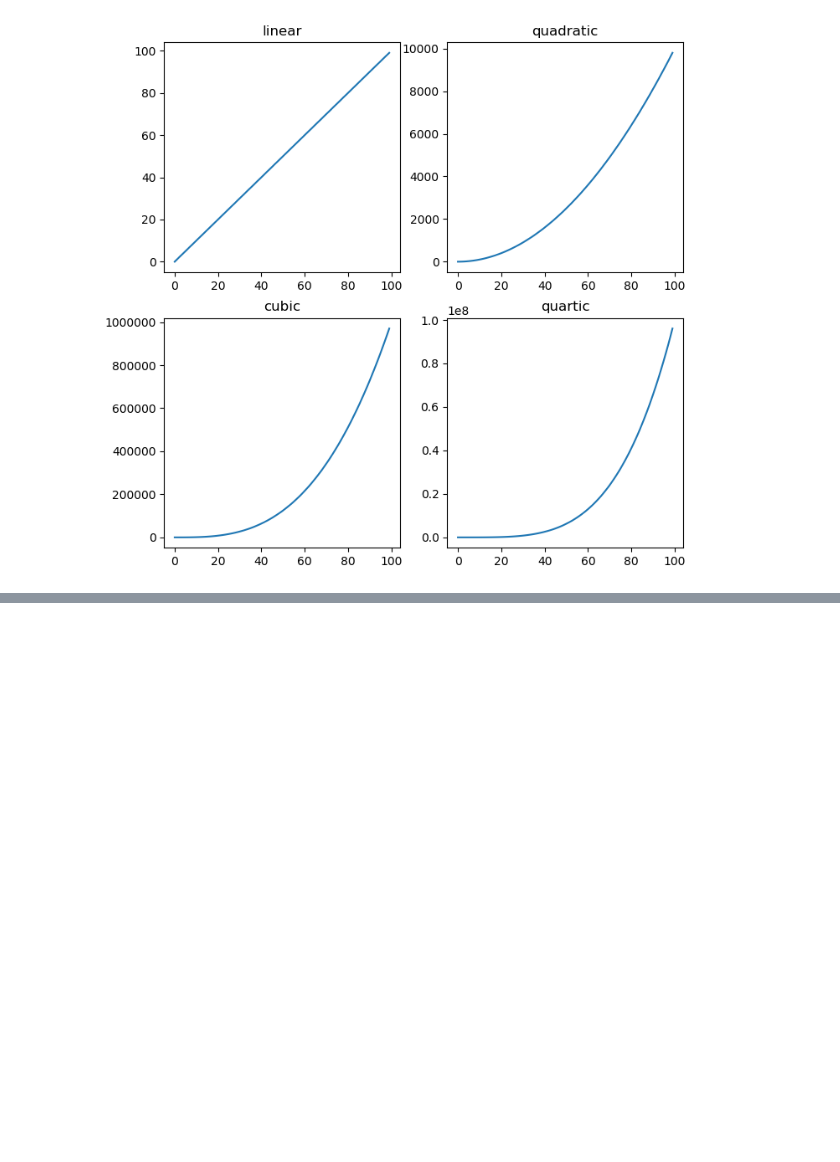
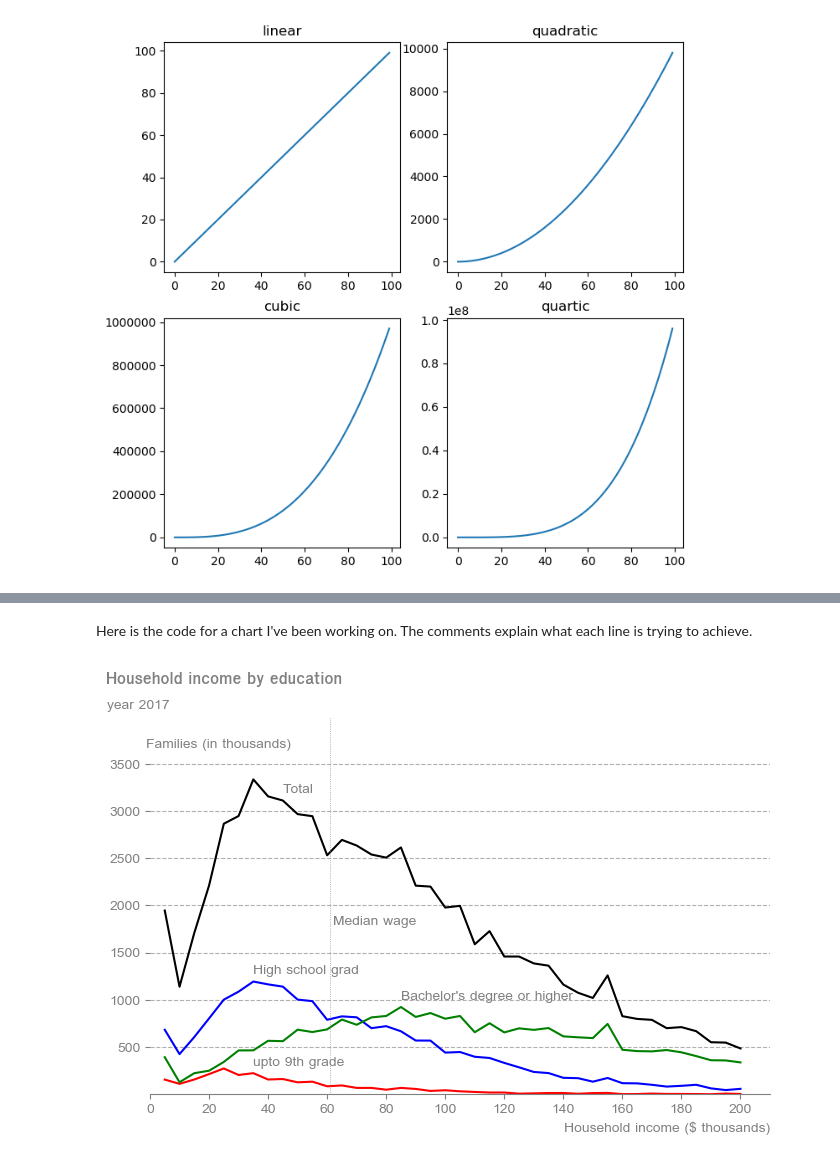
Before and after one commit to amangup/data-analysis-bootcamp, a Jupyter notebook: 10-Matplotlib1/matplotlib_1.ipynb, the cells around one changed output, grey strips where cells are left out. Cells and saved outputs as stored; diff of their text form; code cells hidden in the pictures; blank space fills up the shorter version.

```diff
--- a/10-Matplotlib1/matplotlib_1.ipynb
+++ b/10-Matplotlib1/matplotlib_1.ipynb
@@ -347,0 +360,3 @@ plt.show()
+# %%
+df = pd.read_csv('education_wage.csv')
+df.head(10)
@@ -347,0 +375,73 @@ plt.show()
+# %% [markdown]
+Here is the code for a chart I've been working on. The comments explain what each line is trying to achieve.
+# %%
+gray = (0.5, 0.5, 0.5)
+
+plt.figure(figsize=(8,5), dpi=100)
+
+# The x-axis is the income range
+x = (df.iloc[1:-1]['Income'].astype(int) / 1000).astype(int)
+
+# On the y-axis are the series for different education levels
+# We don't need to show all series. We can choose the ones which explain the pattern just enough.
+y1 = df.iloc[1:-1]['Total']
+plt.plot(x, y1, 'k-')
+
+y2 = df.iloc[1:-1]['9th grade']
+plt.plot(x, y2, 'r-')
+
+y3 = df.iloc[1:-1]['High school graduate']
+plt.plot(x, y3, 'b-')
+
+y4 = df.iloc[1:-1]["Bachelor's degree or more"]
+plt.plot(x, y4, 'g-')
+
+# plt.gca() stands for 'get current axes'. This gives us the current axes object
+# annotate() method is being used to label each of the series.
+# This is preferred over a legend in most cases
+plt.gca().annotate('Total', xy=(x[9], y1[9]), xytext=(x[9], y1[9] + 80), color='gray', fontname='Garuda')
+plt.gca().annotate('upto 9th grade', xy=(x[7], y2[7]), xytext=(x[7], y2[7] + 80), color='gray', fontname='Garuda')
+plt.gca().annotate('High school grad', xy=(x[7], y3[7]), xytext=(x[7], y3[7] + 80), color='gray', fontname='Garuda')
+plt.gca().annotate("Bachelor's degree or higher", xy=(x[17], y4[17]), xytext=(x[17], y4[17] + 80), color='gray', fontname='Garuda')
+
+# The spines refer to the four boundary lines of the box in the chart.
+# We would like to have only the bottom spine.
+plt.gca().spines['right'].set_visible(False)
+plt.gca().spines['top'].set_visible(False)
+plt.gca().spines['left'].set_visible(False)
+plt.gca().spines['bottom'].set_color(gray)
+
+# We tell pyplot which x axis ticks to we want to show, and what is the x axis limits
+plt.xticks(range(0,max(x)+1,20), color=gray,fontname='Garuda')
+plt.xlim(0,210)
+
+# Same as above, for y axes
+plt.yticks(range(500, 3501, 500), color=gray, fontname='Garuda')
+plt.ylim(0, 4000)
+
+# Making the color of the tick the same as the spine
+plt.gca().tick_params(axis='both', colors=gray)
+
+# Showing horizontal lines on the grid
+plt.grid(True, which='major', axis='y', linestyle='--')
+
+# X axis label, aligned to the right bottom of the chart
+plt.xlabel("Household income ($ thousands)", horizontalalignment='right', x=1.0, color=gray, fontname='Garuda')
+
+# Y axis label, aligned to the left top of the chart
+plt.ylabel("Families (in thousands)", rotation='horizontal', color=gray, fontname='Garuda')
+plt.gca().yaxis.set_label_coords(0.11, 0.91)
+
+# Vertical line to show median wage
+plt.axvline(x=61, color=gray, linestyle=':', linewidth=0.5)
+plt.gca().annotate('Median wage', xy=(62,1800), color=gray, fontname='Garuda')
+
+# suptitle() is used for the main title of the graph
+plt.suptitle("Household income by education", x=0.07, y=0.97, horizontalalignment='left', color=gray, fontname='Garuda', fontsize='large', fontweight='bold')
+
+# title() is used for the subtitle
+plt.title("year 2017", x=-0.07, y=1.0, horizontalalignment='left', color=gray, fontname='Garuda', fontsize='medium')
+
+plt.show()
+# %% [output]
+[figure, added]
```
Also changed, not shown: parts of 3 cells of this notebook, 1 other file.
